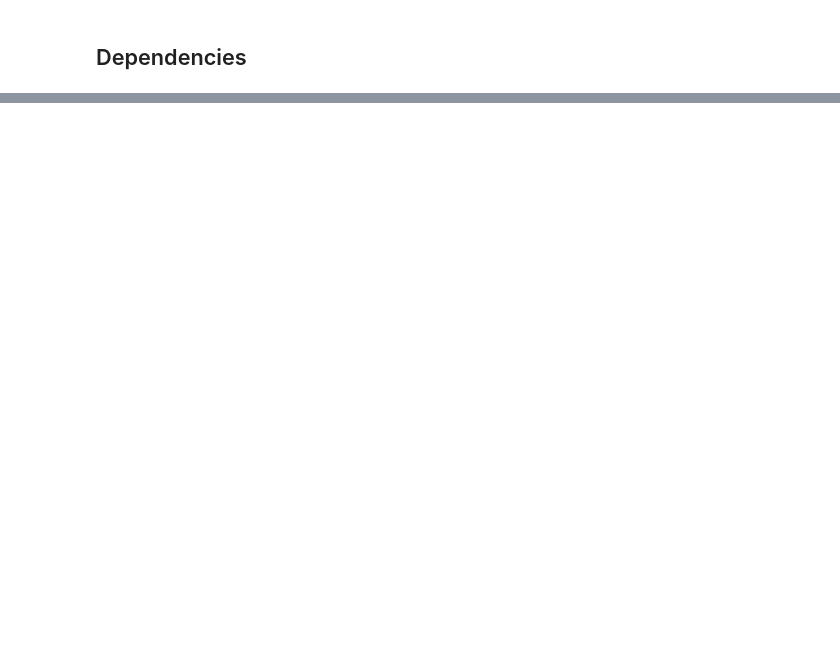
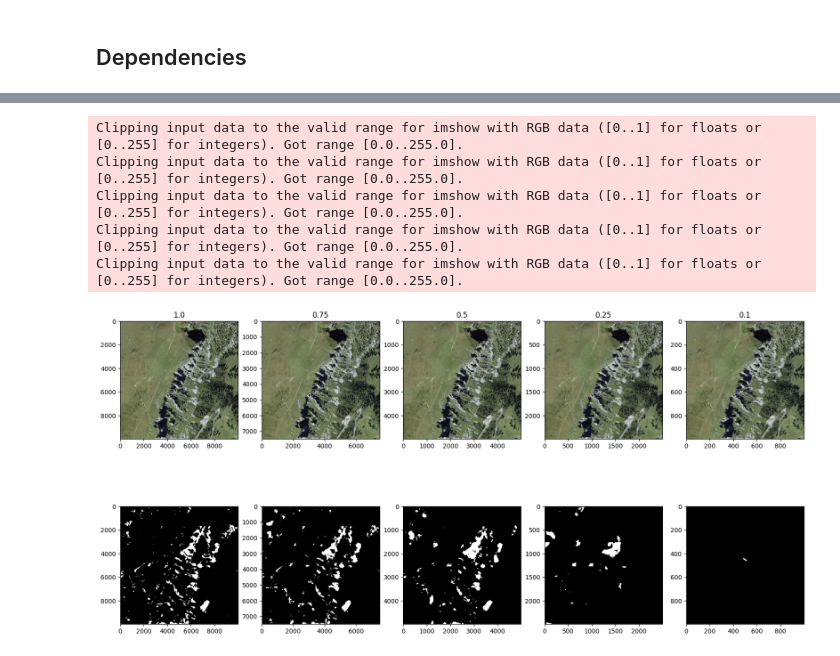
Before and after one commit to destoswa/SegFormerLandslides, a Jupyter notebook: notebooks/regrouping_samples.ipynb, the cells around one changed output, grey strips where cells are left out. Cells and saved outputs as stored; diff of their text form; code cells hidden in the pictures; blank space fills up the shorter version.

```diff
--- a/notebooks/regrouping_samples.ipynb
+++ b/notebooks/regrouping_samples.ipynb
@@ -29,0 +309,9 @@ from copy import deepcopy
+# %%
+src_dest_preds_mask = os.path.splitext(src_img)[0] + '_preds_mask.tif'
+src_dest_preds_img = os.path.splitext(src_img)[0] + '_preds_img.tif'
+
+Image.fromarray(final_labels.astype(np.uint8)).save(src_dest_preds_mask)
+if SAVE_MASK_AS_IMG:
+    rgb_mask = np.zeros((final_labels.shape[0], final_labels.shape[1], 3))
+    rgb_mask[final_labels == 1] = 255
+    Image.fromarray(rgb_mask.astype(np.uint8)).save(src_dest_preds_img)
@@ -29,0 +332,4 @@ from copy import deepcopy
+# %%
+img = Image.open(src_img)
+img_arr = np.array(img)
+plt.imshow(img_arr)
@@ -29,0 +462,15 @@ from copy import deepcopy
+# %%
+# Utils
+def produce_with_lower_res(src_img, res_frac, do_save=True, do_show=True):
+    img = Image.open(src_img)
+    res_original = img.size
+    low_res = tuple([int(x * res_frac) for x in res_original])
+
+    img_low = img.resize((low_res), resample=Image.BILINEAR)
+    src_dest = os.path.splitext(src_img)[0] + f'_res_{res_frac}.tif'
+    if do_save:
+        img_low.save(src_dest)
+    if do_show:
+        plt.imshow(img_low)
+
+    return img_low, src_dest
@@ -29,0 +483,10 @@ from copy import deepcopy
+# %%
+images = []
+preds = []
+masks = []
+for _, res in tqdm(enumerate(RESOLUTIONS), total=len(RESOLUTIONS)):
+    res_img, src_res_img = produce_with_lower_res(src_img, res, do_show=False)
+    pred_mask, preds_img = predict(res_img, img_path=src_res_img, model_dir=MODEL_DIR, th=THRESHOLD, do_show=False)
+    images.append(res_img)
+    preds.append(preds_img)
+    masks.append(pred_mask)
@@ -29,0 +499,14 @@ from copy import deepcopy
+# %%
+dims = preds[0].shape[:2]
+fig, axs = plt.subplots(2, len(images), figsize=((4*len(images), 10)))
+for i in range(len(images)):
+    axs[0,i].imshow(np.array(images[i]))
+    axs[1,i].imshow(preds[i])
+    axs[0,i].set_title(RESOLUTIONS[i])
+# %% [output]
+Clipping input data to the valid range for imshow with RGB data ([0..1] for floats or [0..255] for integers). Got range [0.0..255.0].
+Clipping input data to the valid range for imshow with RGB data ([0..1] for floats or [0..255] for integers). Got range [0.0..255.0].
+Clipping input data to the valid range for imshow with RGB data ([0..1] for floats or [0..255] for integers). Got range [0.0..255.0].
+Clipping input data to the valid range for imshow with RGB data ([0..1] for floats or [0..255] for integers). Got range [0.0..255.0].
+Clipping input data to the valid range for imshow with RGB data ([0..1] for floats or [0..255] for integers). Got range [0.0..255.0].
+[figure, added]
```
Also changed, not shown: parts of 34 cells of this notebook, 11 other files.
